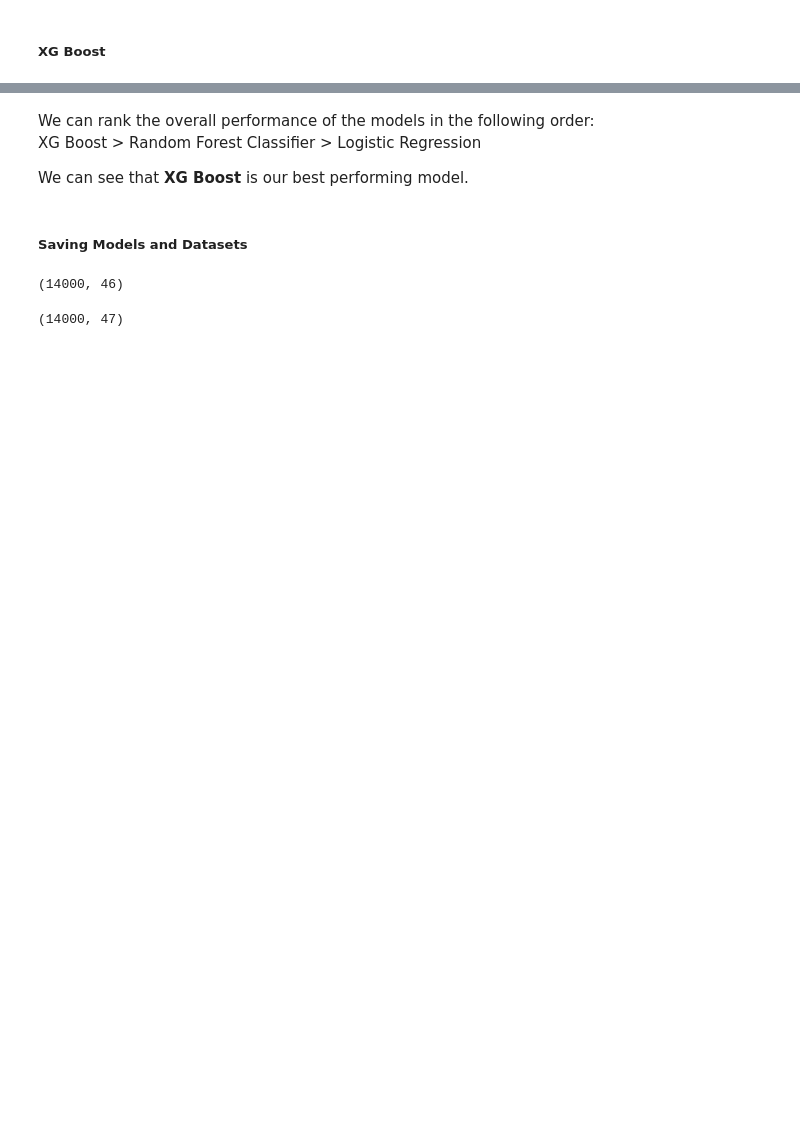
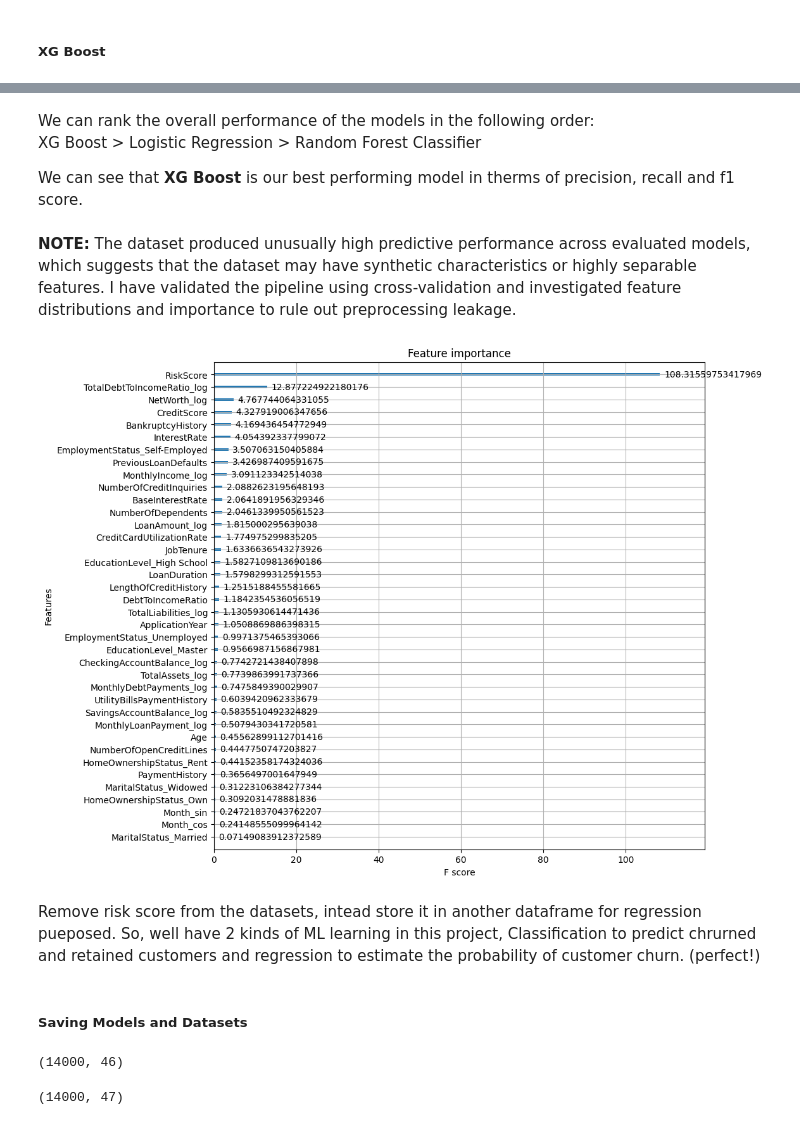
Before and after one commit to GauriR011/Financial-Risk-for-Loan-Approval, a Jupyter notebook: code copy.ipynb, the cells around one changed output, grey strips where cells are left out. Cells and saved outputs as stored; diff of their text form; code cells hidden in the pictures; blank space fills up the shorter version.

```diff
--- a/code copy.ipynb
+++ b/code copy.ipynb
@@ -1157,0 +1251,24 @@ weighted avg       0.98      0.98      0.98      6400
+# %%
+param_rf = {
+    "n_estimators": [100, 200, 300],
+    "max_depth": [10, 20, None],
+    "min_samples_split": [2, 5, 10],
+    "min_samples_leaf": [1, 2, 4],
+    "max_features": ["sqrt", "log2"]
+}
+
+rf_model = RandomForestClassifier(random_state=42)
+
+print("Tuning Random Forest (Randomized Search)...")
+random_rf = RandomizedSearchCV(
+    estimator=rf_model,
+    param_distributions=param_rf,
+    n_iter=15,          # Checks 15 random combinations instead of all 162 (3x3x3x3x2)
+    cv=5,
+    scoring='f1',
+    random_state=42,
+    n_jobs=-1
+)
+random_rf.fit(X_train, y_train)
+print(f"RF Best Parameters: {random_rf.best_params_}")
+print(f"RF Best Score: {random_rf.best_score_:.4f}\n")
@@ -1179,8 +1325,9 @@ Confusion Matrix
 ##### XG Boost
 # %%
 # XG Boost
-xg_boost, cr = _model_training(xgb.XGBClassifier(objective="binary:logistic"), X_train, y_train, X_val, y_val)
+xg_boost, cr, cm = _model_training(xgb.XGBClassifier(objective="binary:logistic"), X_train, y_train, X_val, y_val)
 print(cr)
+print(cm)
 # %% [output]
               precision    recall  f1-score   support
 
@@ -1213,8 +1531,19 @@ Confusion Matrix
 # %% [markdown]
 We can rank the overall performance of the models in the following order:
-XG Boost > Random Forest Classifier > Logistic Regression
+XG Boost > Logistic Regression > Random Forest Classifier
 
-We can see that **XG Boost** is our best performing model.
+We can see that **XG Boost** is our best performing model in therms of precision, recall and f1 score.
+# %% [markdown]
+**NOTE:** The dataset produced unusually high predictive performance across evaluated models, which suggests that the dataset may have synthetic characteristics or highly separable features. I have validated the pipeline using cross-validation and investigated feature distributions and importance to rule out preprocessing leakage.
+# %%
+from xgboost import plot_importance
+fig, ax = plt.subplots(figsize=(10, 10))
+plot_importance(xg_boost, importance_type="gain", ax=ax)
+plt.show()
+# %% [output]
+[figure, added]
+# %% [markdown]
+Remove risk score from the datasets, intead store it in another dataframe for regression pueposed. So, well have 2 kinds of ML learning in this project, Classification to predict chrurned and retained customers and regression to estimate the probability of customer churn. (perfect!)
 # %% [markdown]
 ##### Saving Models and Datasets
 # %%
```
Also changed, not shown: parts of 33 cells of this notebook, 1 other file.
